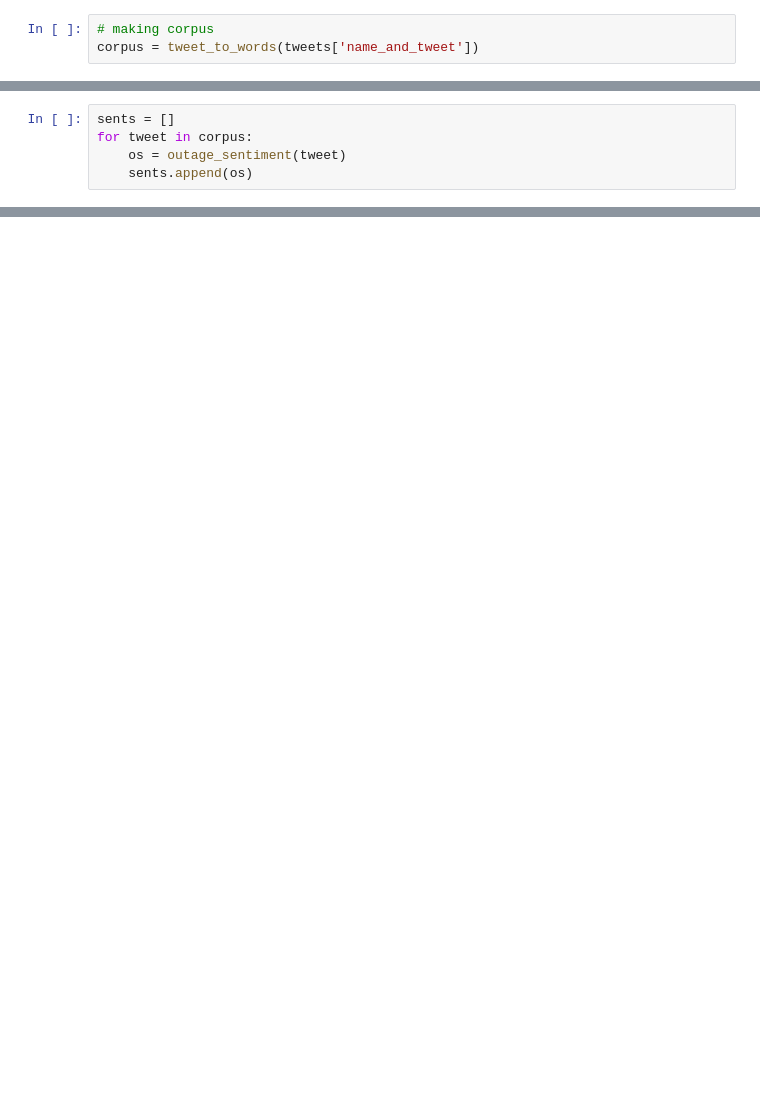
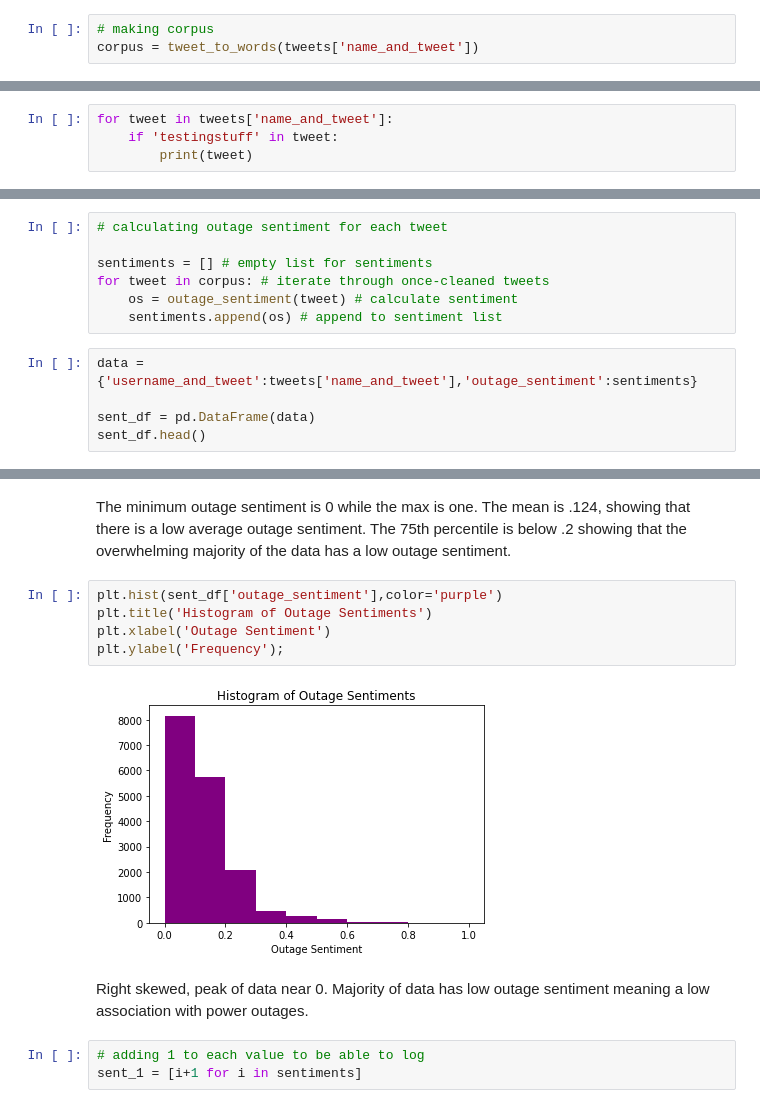
Before and after one commit to dmedellin2/mapping_power_outages, a Jupyter notebook: danielle/clean_data.ipynb, the cells around one changed output, grey strips where cells are left out. Saved outputs shown, nothing was run; the diff lists cells and outputs as text; blank space fills up the shorter version.

Commit message:
clean notebook, csv added

```diff
--- a/danielle/clean_data.ipynb
+++ b/danielle/clean_data.ipynb
@@ -458,5 +139,0 @@ set()
-# %%
-sents = []
-for tweet in corpus:
-    os = outage_sentiment(tweet)
-    sents.append(os)
@@ -549,0 +231,4 @@ sent_df.loc[14876,'tweet']
+# %%
+for tweet in tweets['name_and_tweet']:
+    if 'testingstuff' in tweet:
+        print(tweet)
@@ -549,0 +332,12 @@ sent_df.loc[14876,'tweet']
+# %%
+# calculating outage sentiment for each tweet
+
+sentiments = [] # empty list for sentiments
+for tweet in corpus: # iterate through once-cleaned tweets
+    os = outage_sentiment(tweet) # calculate sentiment
+    sentiments.append(os) # append to sentiment list
+# %%
+data = {'username_and_tweet':tweets['name_and_tweet'],'outage_sentiment':sentiments}
+
+sent_df = pd.DataFrame(data)
+sent_df.head()
@@ -549,0 +363,14 @@ sent_df.loc[14876,'tweet']
+# %% [markdown]
+The minimum outage sentiment is 0 while the max is one. The mean is .124, showing that there is a low average outage sentiment. The 75th percentile is below .2 showing that the overwhelming majority of the data has a low outage sentiment.
+# %%
+plt.hist(sent_df['outage_sentiment'],color='purple')
+plt.title('Histogram of Outage Sentiments')
+plt.xlabel('Outage Sentiment')
+plt.ylabel('Frequency');
+# %% [output]
+[figure, added]
+# %% [markdown]
+Right skewed, peak of data near 0. Majority of data has low outage sentiment meaning a low association with power outages.
+# %%
+# adding 1 to each value to be able to log
+sent_1 = [i+1 for i in sentiments]
```
Also changed, not shown: parts of 80 cells of this notebook, 1 other file.
